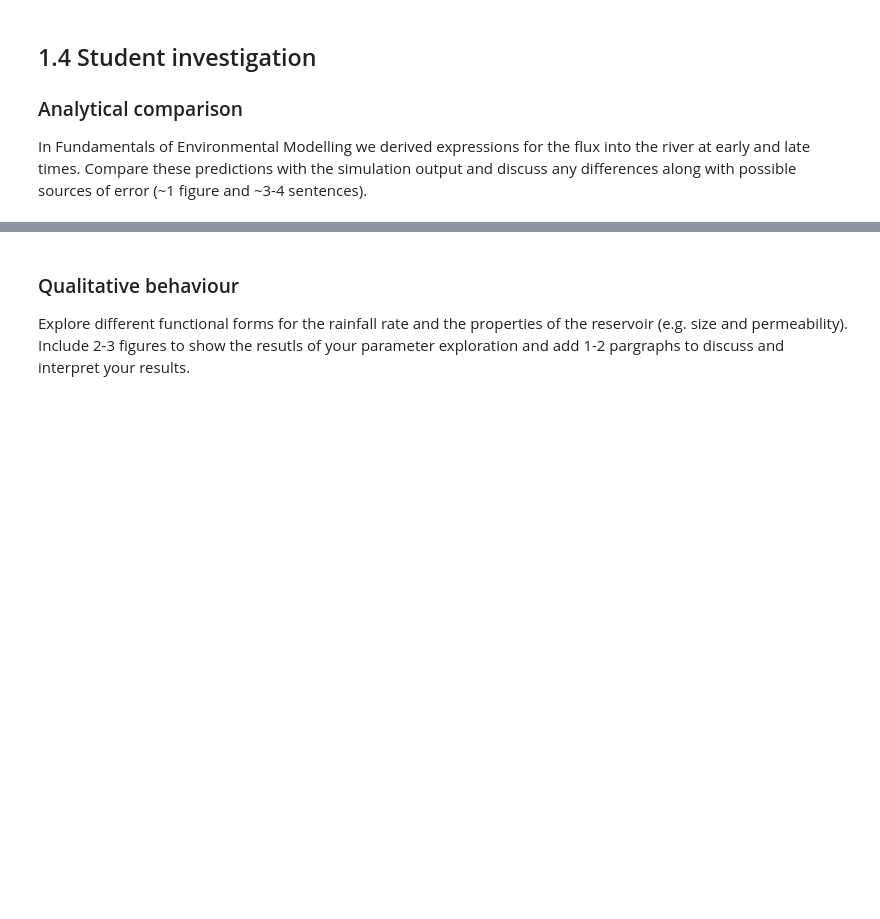
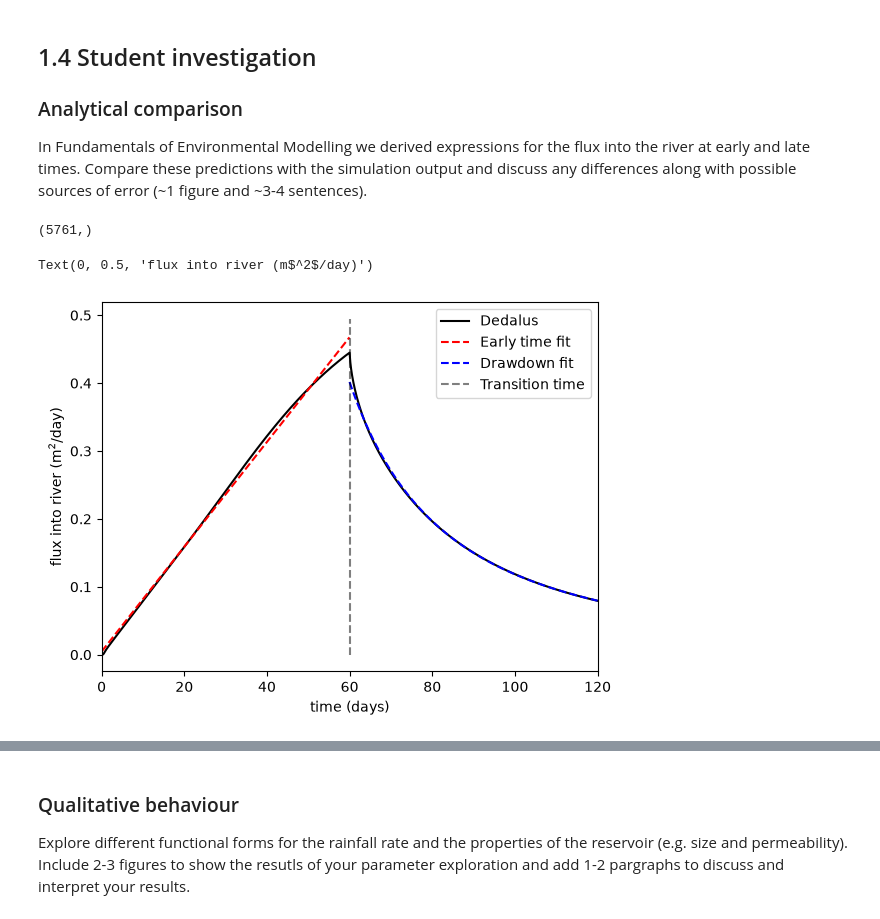
Before and after one commit to Ealish241/QCES, a Jupyter notebook: Project2_transport.ipynb, the cells around one changed output, grey strips where cells are left out. Drawn from its saved outputs; the diff is of its cells as text; code cells hidden in the pictures; blank space fills up the shorter version.

```diff
--- a/Project2_transport.ipynb
+++ b/Project2_transport.ipynb
@@ -275,3 +275,20 @@ plt.subplots_adjust(hspace=0.35) # add space between the panels
 <a id='section1pt4'></a>
 ### Analytical comparison
 In Fundamentals of Environmental Modelling we derived expressions for the flux into the river at early and late times. Compare these predictions with the simulation output and discuss any differences along with possible sources of error (~1 figure and ~3-4 sentences).
+# %%
+plt.plot(t_save / day, QR_save * day, 'k-', label='Dedalus')
+
+pearly = np.polyfit((t_save / day)[0:2880], (QR_save * day)[0:2880], 1)
+plate = np.polyfit((t_save / day)[2880:5761], 1/(QR_save * day)[2880:5761], 2)
+print(t_save.shape)
+plt.plot((t_save / day)[0:2880], np.polyval(pearly, (t_save / day)[0:2880]), 'r--', label='Early time fit')
+plt.plot((t_save / day)[2880:5761], 1/np.polyval(plate, (t_save / day)[2880:5761]), 'b--', label='Drawdown fit')
+plt.vlines((t_save/day)[2880], np.min(QR_save * day), np.max(QR_save * day)+0.05, color='k', linestyle='--', alpha=0.5,label='Transition time')
+plt.xlim(0, stop_sim_time / day)
+plt.legend()
+plt.xlabel('time (days)')
+plt.ylabel('flux into river (m$^2$/day)')
+# %% [output]
+(5761,)
+Text(0, 0.5, 'flux into river (m$^2$/day)')
+[figure, added]
```
Also changed, not shown: parts of 6 cells of this notebook.
